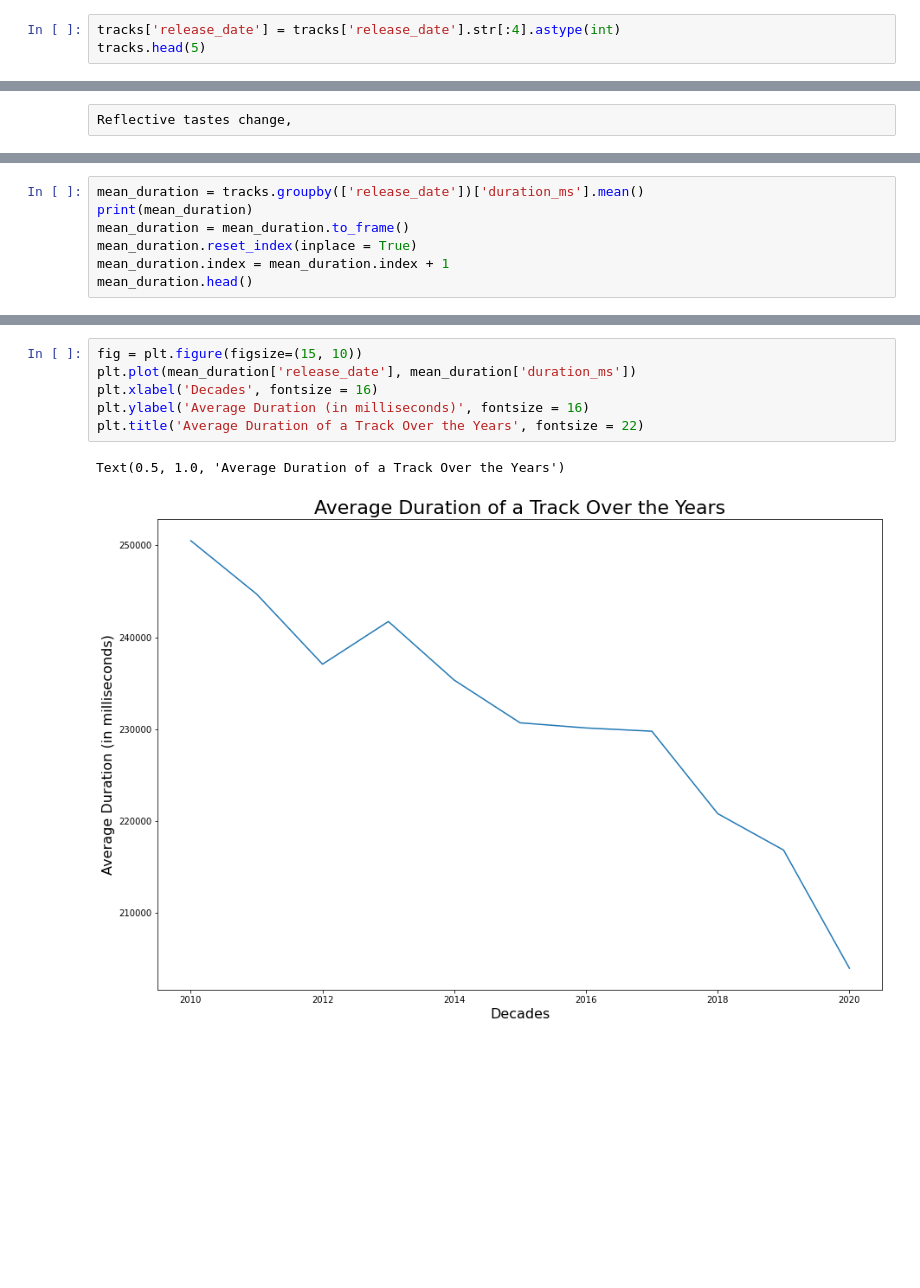
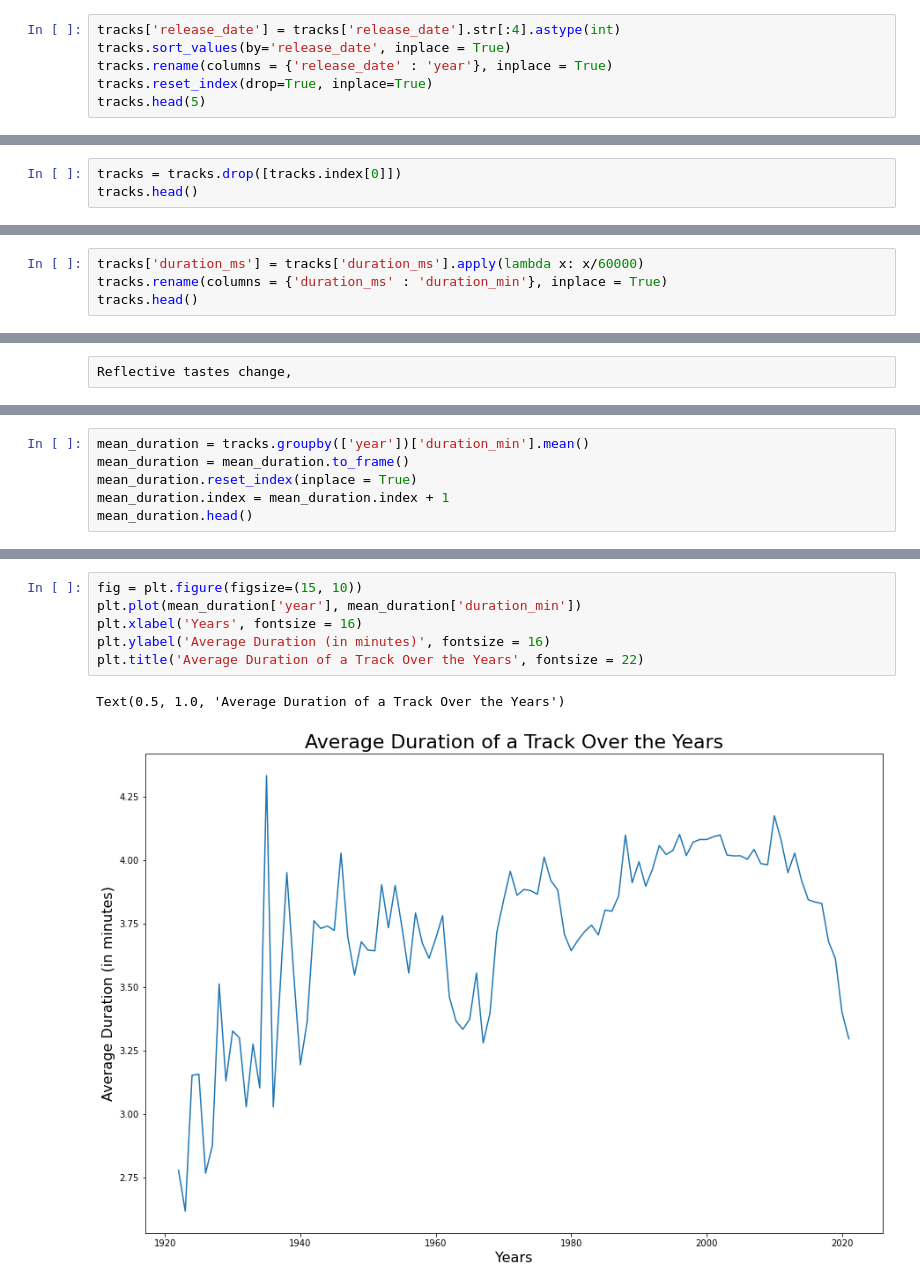
Before and after one commit to afaboro/CMSC320-FinalTutorial, a Jupyter notebook: CMSC320 - Data Science Tutorial.ipynb, the cells around one changed output, grey strips where cells are left out. Cells and saved outputs as stored; diff of their text form; blank space fills up the shorter version.

```diff
--- a/CMSC320 - Data Science Tutorial.ipynb
+++ b/CMSC320 - Data Science Tutorial.ipynb
@@ -113,5 +128,8 @@ Name: release_date, dtype: int64
 Based on initial dataset, there are some columns within the Tracks dataset that need to be cleaned, for example, the release data isn't consistent as some rows include the day and month of the track release and others just include the year of release. Thus to streamline the data, we will be only considering the year of release.
 # %%
 tracks['release_date'] = tracks['release_date'].str[:4].astype(int)
+tracks.sort_values(by='release_date', inplace = True)
+tracks.rename(columns = {'release_date' : 'year'}, inplace = True)
+tracks.reset_index(drop=True, inplace=True)
 tracks.head(5)
 # %% [output]
@@ -156,0 +153,3 @@ tracks_ne.head()
+# %%
+tracks = tracks.drop([tracks.index[0]])
+tracks.head()
@@ -156,0 +165,4 @@ tracks_ne.head()
+# %%
+tracks['duration_ms'] = tracks['duration_ms'].apply(lambda x: x/60000)
+tracks.rename(columns = {'duration_ms' : 'duration_min'}, inplace = True)
+tracks.head()
@@ -315,6 +332,5 @@ Text(0.5, 1.0, 'Average Duration of a Track Over the Years')
 # %%
-mean_duration = tracks.groupby(['release_date'])['duration_ms'].mean()
-print(mean_duration)
+mean_duration = tracks.groupby(['year'])['duration_min'].mean()
 mean_duration = mean_duration.to_frame()
 mean_duration.reset_index(inplace = True)
 mean_duration.index = mean_duration.index + 1
@@ -342,9 +345,9 @@ Name: duration_ms, dtype: float64
 # %%
 fig = plt.figure(figsize=(15, 10))
-plt.plot(mean_duration['release_date'], mean_duration['duration_ms'])
-plt.xlabel('Decades', fontsize = 16)
-plt.ylabel('Average Duration (in milliseconds)', fontsize = 16)
+plt.plot(mean_duration['year'], mean_duration['duration_min'])
+plt.xlabel('Years', fontsize = 16)
+plt.ylabel('Average Duration (in minutes)', fontsize = 16)
 plt.title('Average Duration of a Track Over the Years', fontsize = 22)
 # %% [output]
 Text(0.5, 1.0, 'Average Duration of a Track Over the Years')
-[figure, old version]
+[figure, new version]
```
Also changed, not shown: parts of 30 cells of this notebook.
